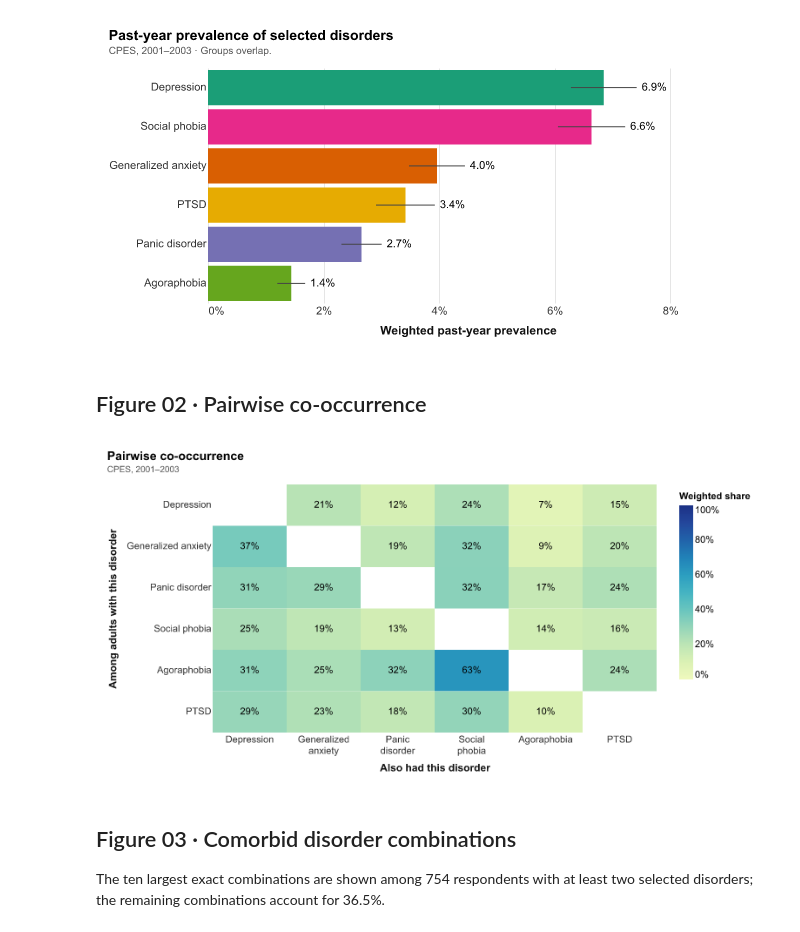
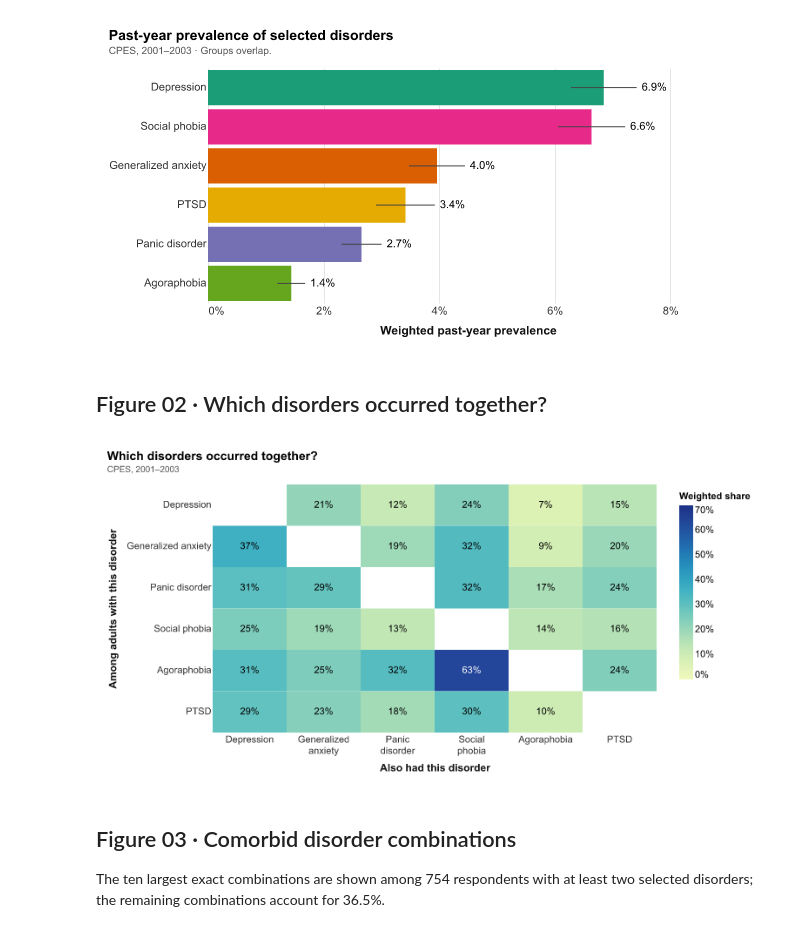
Before and after one commit to judycchen/capp30239-data-visualization_judy-chen, a Jupyter notebook: static-viz-project/milestone2_draft/static-draft.ipynb, the cells around one changed output. Drawn from its saved outputs; the diff is of its cells as text; code cells hidden in the pictures.

Commit message:
Clarify co-occurrence title and improve heatmap contrast

```diff
--- a/static-viz-project/milestone2_draft/static-draft.ipynb
+++ b/static-viz-project/milestone2_draft/static-draft.ipynb
@@ -257,7 +257,7 @@ save_chart(
 # %% [output]
 [figure]
 # %% [markdown]
-## Figure 02 · Pairwise co-occurrence
+## Figure 02 · Which disorders occurred together?
 # %%
 diagnosis_columns = [spec["diagnosis"] for spec in DISORDERS.values()]
 assert cpes[diagnosis_columns].isin([1, 5]).all().all()
@@ -269,38 +269,38 @@ for row in range(6):
         if row != col:
             cooccurrence[row, col] = np.average(flags[flags[:, row], col], weights=weights[flags[:, row]])*100
 
 
 cooccurrence_df = pd.DataFrame([
     {"disorder": DISORDER_LABELS[row], "also_had": DISORDER_LABELS[col],
      "share": cooccurrence[row, col] / 100}
     for row in range(6) for col in range(6) if row != col
 ])
 
 
 def cooccurrence_chart(df):
     base = alt.Chart(df).encode(
         x=alt.X("also_had:N", title="Also had this disorder", sort=DISORDER_LABELS,
                 axis=alt.Axis(labelAngle=0, labelExpr="split(datum.label, ' ')", labelLineHeight=13)),
         y=alt.Y("disorder:N", title="Among adults with this disorder", sort=DISORDER_LABELS),
     )
     cells = base.mark_rect().encode(
-        color=alt.Color("share:Q", title="Weighted share", scale=alt.Scale(scheme="yellowgreenblue", domain=[0, 1]),
-                        legend=alt.Legend(format="%")),
+        color=alt.Color("share:Q", title="Weighted share", scale=alt.Scale(scheme="yellowgreenblue", domain=[0, .7], nice=False),
+                        legend=alt.Legend(format="%", values=[0, .1, .2, .3, .4, .5, .6, .7])),
     )
     # Switch text color only where the sequential palette becomes dark enough.
     labels = base.mark_text().encode(
         text=alt.Text("share:Q", format=".0%"),
-        color=alt.condition("datum.share > .72", alt.value("white"), alt.value("black")),
+        color=alt.condition("datum.share > .5", alt.value("white"), alt.value("black")),
     )
     return (cells + labels).properties(width=510, height=285)
 
 
 save_chart(
-    cooccurrence_chart(cooccurrence_df), "02_cooccurrence_heatmap.png", "Pairwise co-occurrence",
+    cooccurrence_chart(cooccurrence_df), "02_cooccurrence_heatmap.png", "Which disorders occurred together?",
     [CPES_SOURCE],
 )
 # %% [output]
-[figure, old version]
+[figure, new version]
 # %% [markdown]
 ## Figure 03 · Comorbid disorder combinations
 
```
Also changed, not shown: 2 other files.
